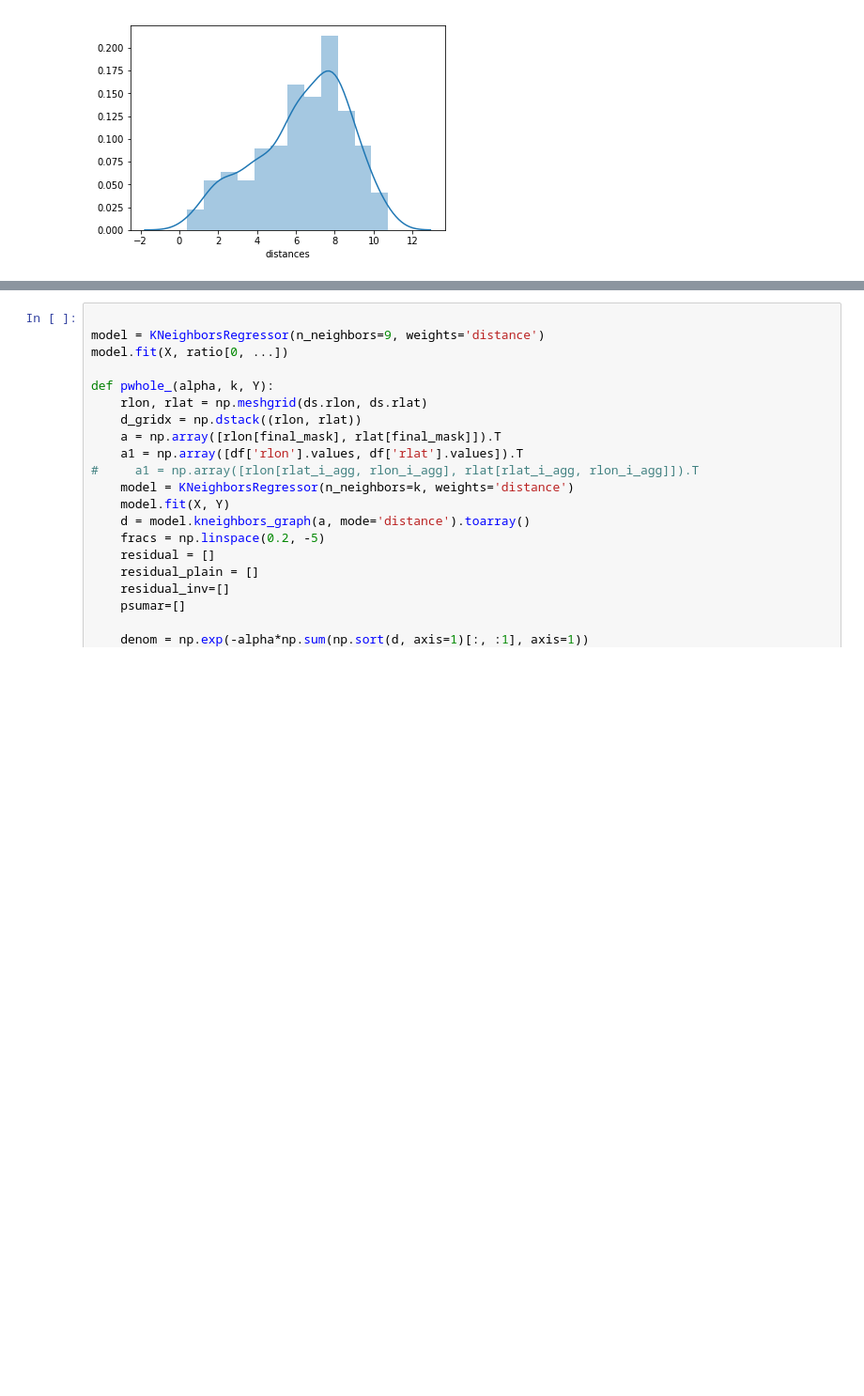
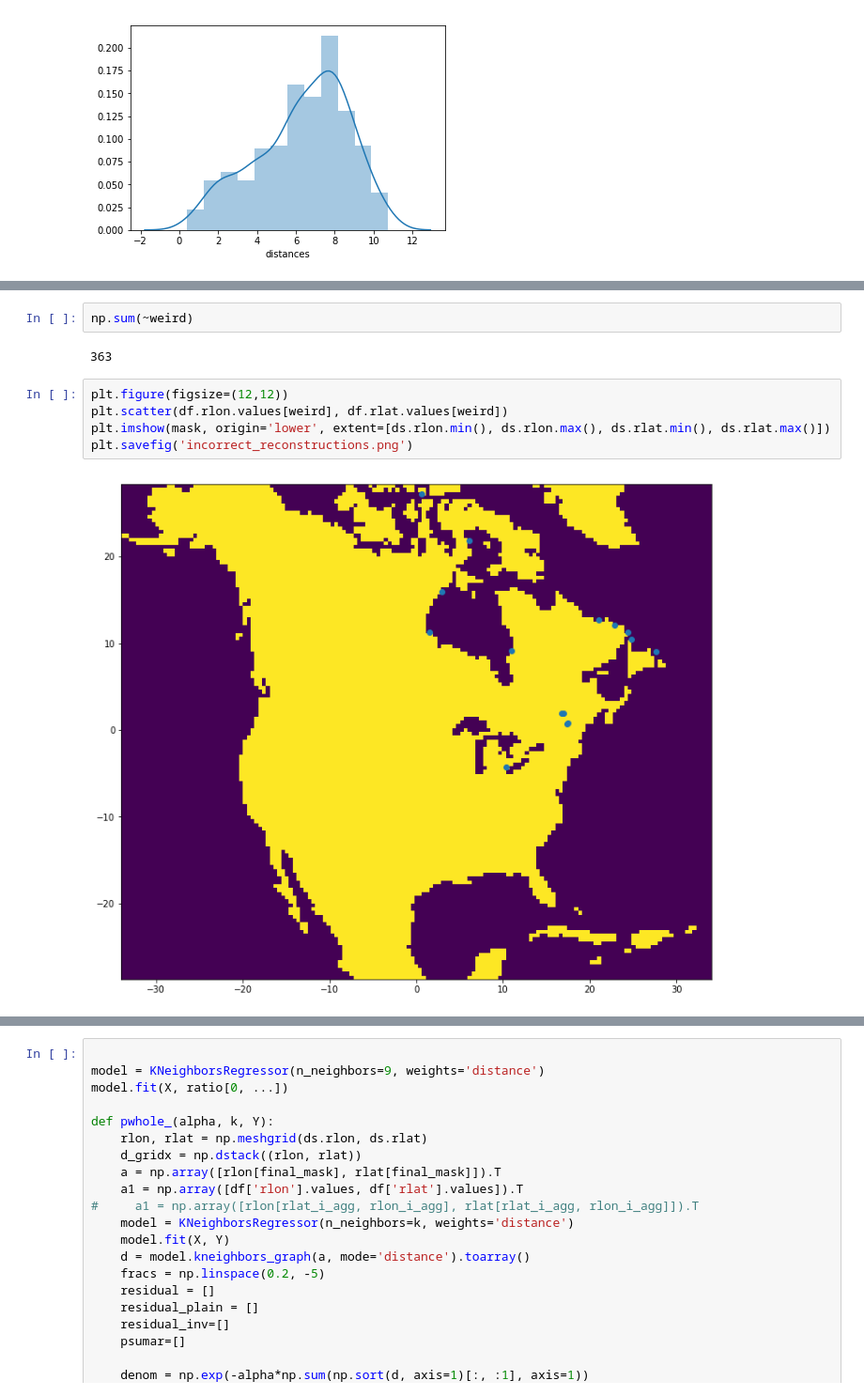
Before and after one commit to pacificclimate/climpyrical, a Jupyter notebook: notebooks/dev/nrc-knn.ipynb, the cells around one changed output, grey strips where cells are left out. Shown at 94% size. Saved outputs shown, nothing was run; the diff lists cells and outputs as text; blank space fills up the shorter version.

```diff
--- a/notebooks/dev/nrc-knn.ipynb
+++ b/notebooks/dev/nrc-knn.ipynb
@@ -253 +322,12 @@ plt.scatter(preds[0, ...], df[station_dv])
+# %%
+np.sum(~weird)
+# %% [output]
+363
+# %%
+plt.figure(figsize=(12,12))
+plt.scatter(df.rlon.values[weird], df.rlat.values[weird])
+plt.imshow(mask, origin='lower', extent=[ds.rlon.min(), ds.rlon.max(), ds.rlat.min(), ds.rlat.max()])
+plt.savefig('incorrect_reconstructions.png')
+# %% [output]
+[figure, added]
 # %%
```
Also changed, not shown: parts of 19 cells of this notebook.
